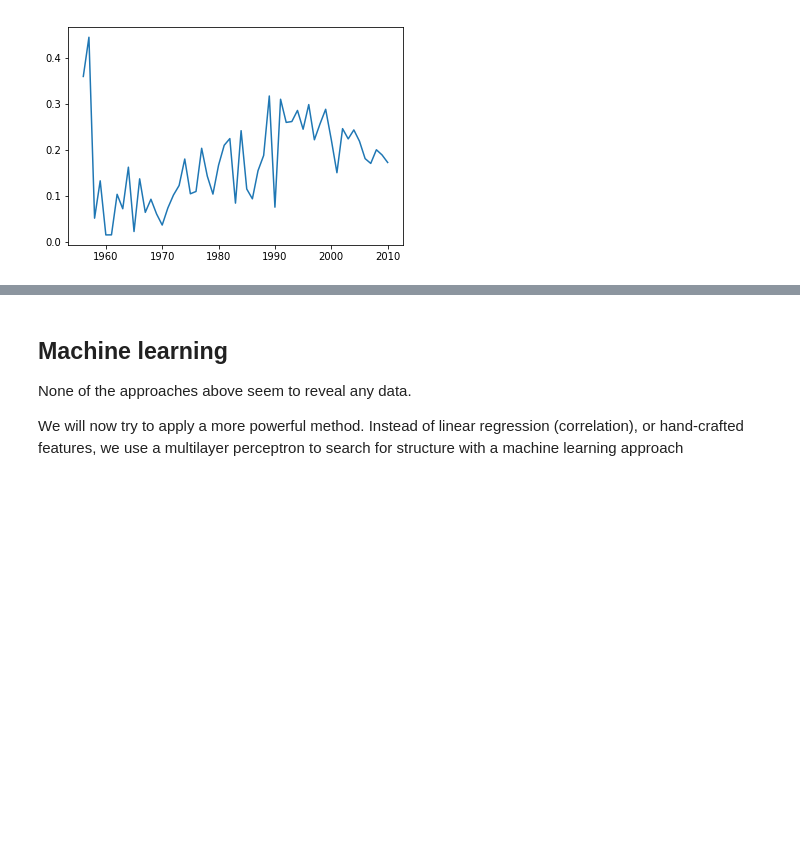
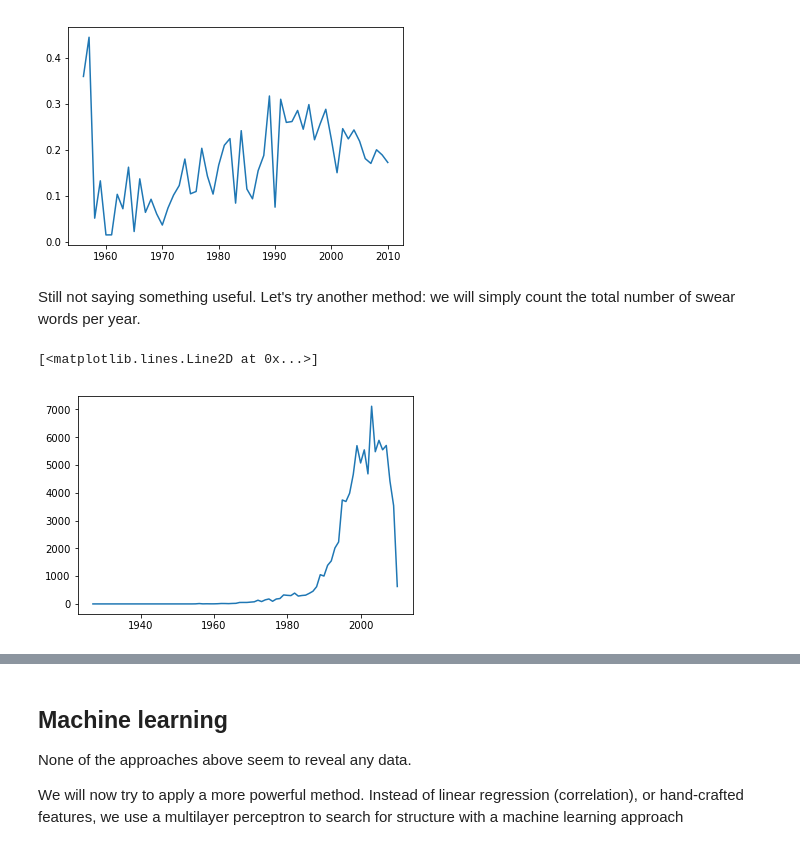
Before and after one commit to Victor-Palacios/epfl_ada, a Jupyter notebook: Project/main_lars.ipynb, the cells around one changed output, grey strips where cells are left out. Saved outputs shown, nothing was run; the diff lists cells and outputs as text; code cells hidden in the pictures; blank space fills up the shorter version.

```diff
--- a/Project/main_lars.ipynb
+++ b/Project/main_lars.ipynb
@@ -391,3 +401,10 @@ plt.plot(ratio)
 # %% [output]
 [<matplotlib.lines.Line2D at 0x...>]
 [figure]
+# %% [markdown]
+Still not saying something useful. Let's try another method: we will simply count the total number of swear words per year.
+# %%
+plt.plot(songs[["year", "abs_offensiveness"]].query("year > 0").groupby(by="year").sum())
+# %% [output]
+[<matplotlib.lines.Line2D at 0x...>]
+[figure, added]
```
Also changed, not shown: parts of 15 cells of this notebook.
